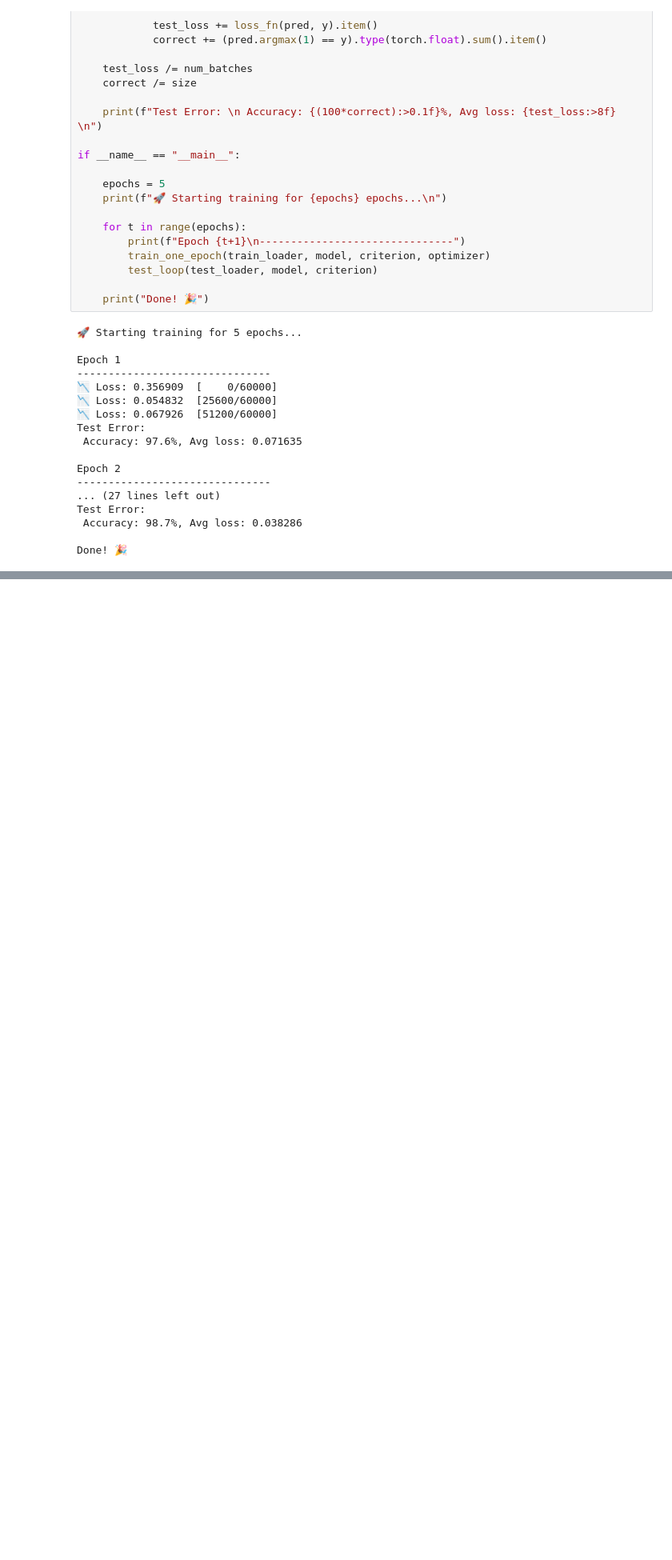
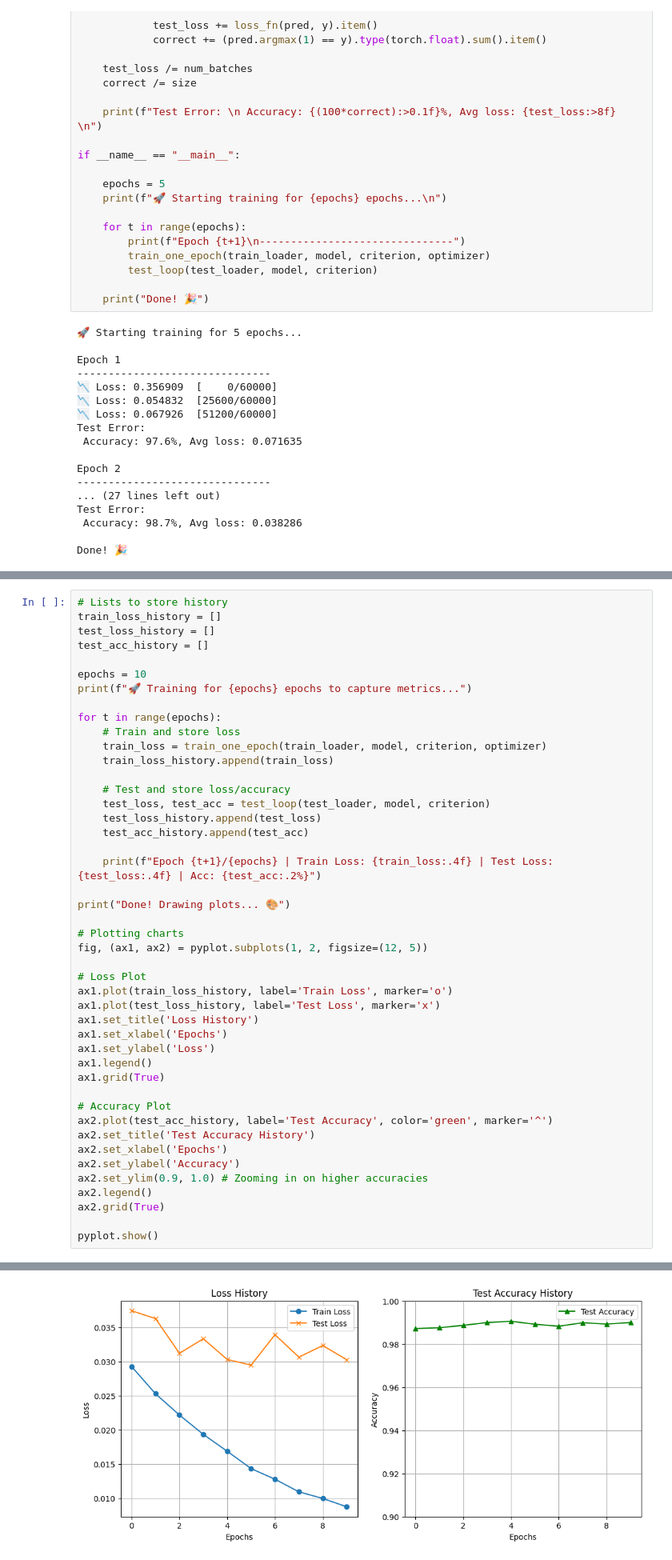
Before and after one commit to alireza-taheriF/100-days-of-dl-papers, a Jupyter notebook: lenet5_impl.ipynb, the cells around one changed output, grey strips where cells are left out. Shown at 80% size. Cells and saved outputs as stored; diff of their text form; blank space fills up the shorter version.

Commit message:
Day 6: Add visualization and achieve 99% accuracy

```diff
--- a/lenet5_impl.ipynb
+++ b/lenet5_impl.ipynb
@@ -206,0 +248,46 @@ Done! 🎉
+# %%
+# Lists to store history
+train_loss_history = []
+test_loss_history = []
+test_acc_history = []
+
+epochs = 10
+print(f"🚀 Training for {epochs} epochs to capture metrics...")
+
+for t in range(epochs):
+    # Train and store loss
+    train_loss = train_one_epoch(train_loader, model, criterion, optimizer)
+    train_loss_history.append(train_loss)
+
+    # Test and store loss/accuracy
+    test_loss, test_acc = test_loop(test_loader, model, criterion)
+    test_loss_history.append(test_loss)
+    test_acc_history.append(test_acc)
+
+    print(f"Epoch {t+1}/{epochs} | Train Loss: {train_loss:.4f} | Test Loss: {test_loss:.4f} | Acc: {test_acc:.2%}")
+
+print("Done! Drawing plots... 🎨")
+
+# Plotting charts
+fig, (ax1, ax2) = pyplot.subplots(1, 2, figsize=(12, 5))
+
+# Loss Plot
+ax1.plot(train_loss_history, label='Train Loss', marker='o')
+ax1.plot(test_loss_history, label='Test Loss', marker='x')
+ax1.set_title('Loss History')
+ax1.set_xlabel('Epochs')
+ax1.set_ylabel('Loss')
+ax1.legend()
+ax1.grid(True)
+
+# Accuracy Plot
+ax2.plot(test_acc_history, label='Test Accuracy', color='green', marker='^')
+ax2.set_title('Test Accuracy History')
+ax2.set_xlabel('Epochs')
+ax2.set_ylabel('Accuracy')
+ax2.set_ylim(0.9, 1.0) # Zooming in on higher accuracies
+ax2.legend()
+ax2.grid(True)
+
+pyplot.show()
+# %% [output]
@@ -206,0 +306 @@ Done! 🎉
+[figure, added]
```
Also changed, not shown: parts of 3 cells of this notebook.
